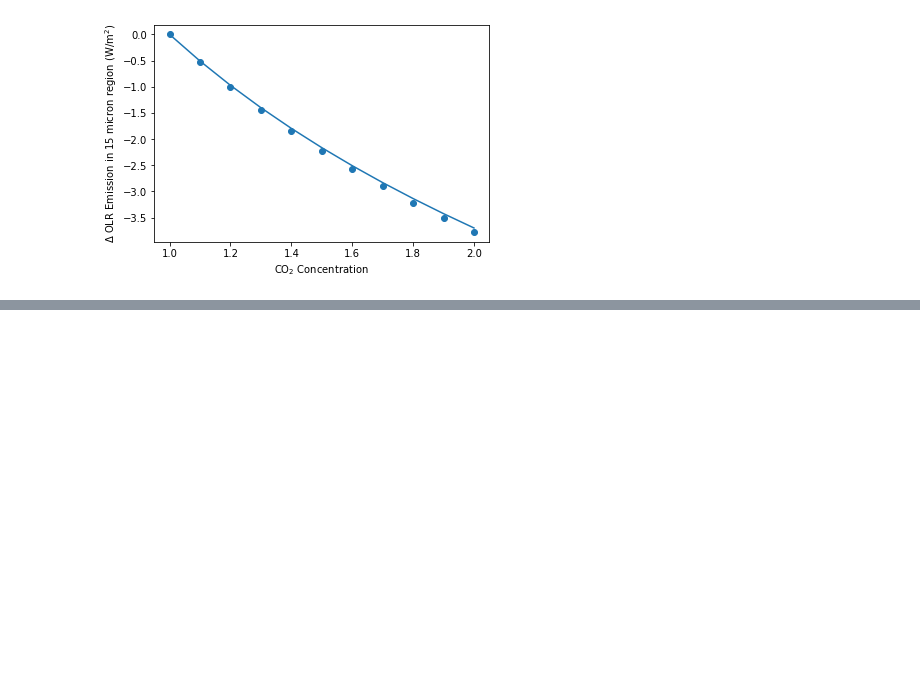
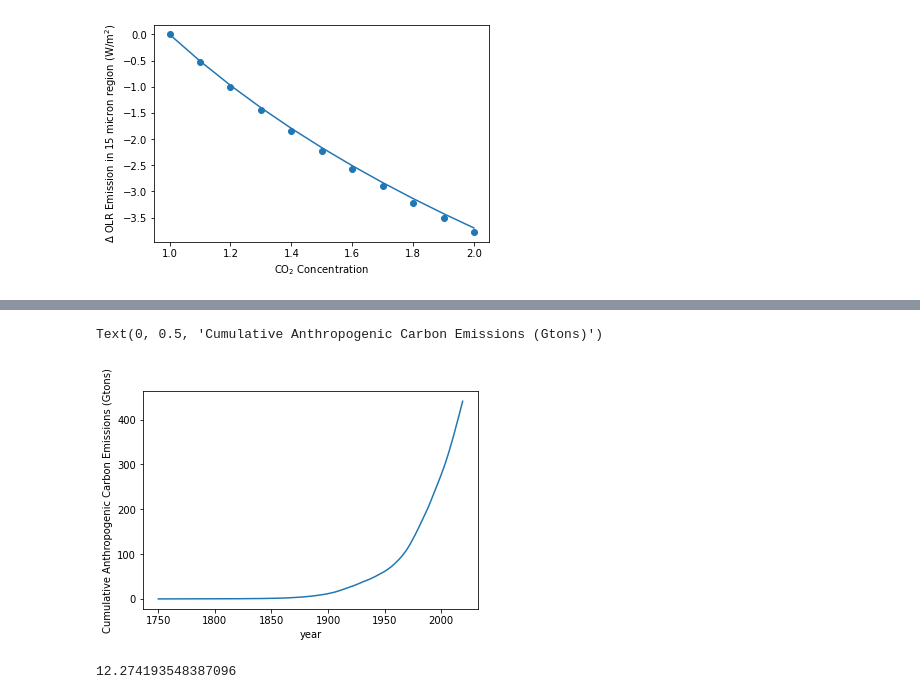
Before and after one commit to dodelson/Physics-of-Energy, a Jupyter notebook: Code/project.ipynb, the cells around one changed output, grey strips where cells are left out. Saved outputs shown, nothing was run; the diff lists cells and outputs as text; code cells hidden in the pictures; blank space fills up the shorter version.

```diff
--- a/Code/project.ipynb
+++ b/Code/project.ipynb
@@ -239,0 +264,15 @@ plt.savefig('../Figures/olrlog.png')
+# %%
+n=np.size(emit)
+cum=np.zeros(n)
+for i in range(n):
+    cum[i]=np.sum(emit[:i])
+plt.plot(year,cum/3.664/1.e3)
+plt.xlabel('year')
+plt.ylabel('Cumulative Anthropogenic Carbon Emissions (Gtons)')
+# %% [output]
+Text(0, 0.5, 'Cumulative Anthropogenic Carbon Emissions (Gtons)')
+[figure, added]
+# %%
+print(np.size(day)/62.)
+# %% [output]
+12.274193548387096
```
Also changed, not shown: parts of 7 cells of this notebook.
